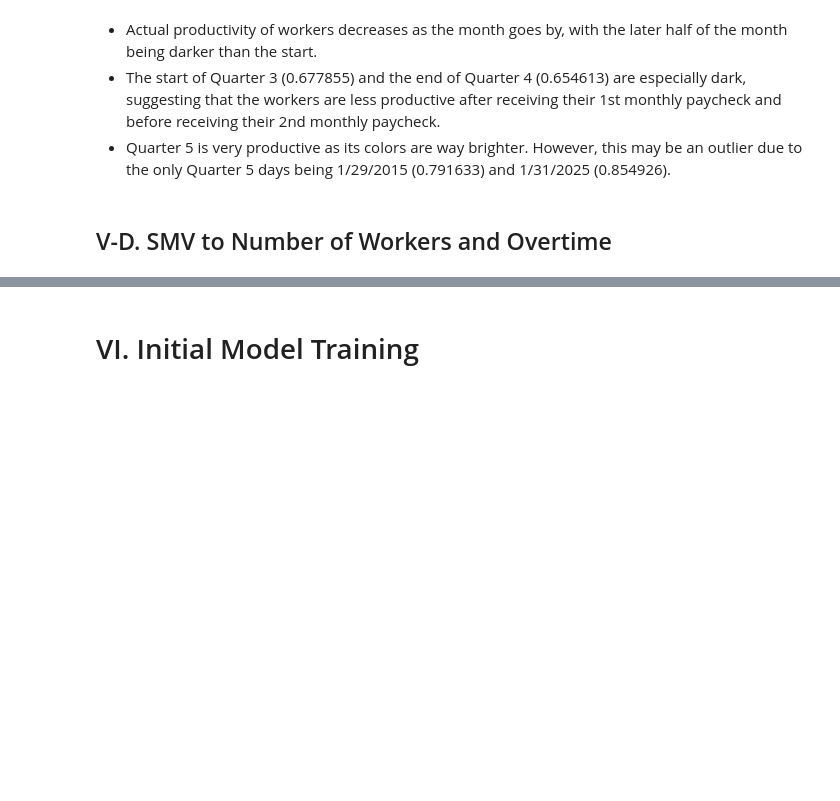
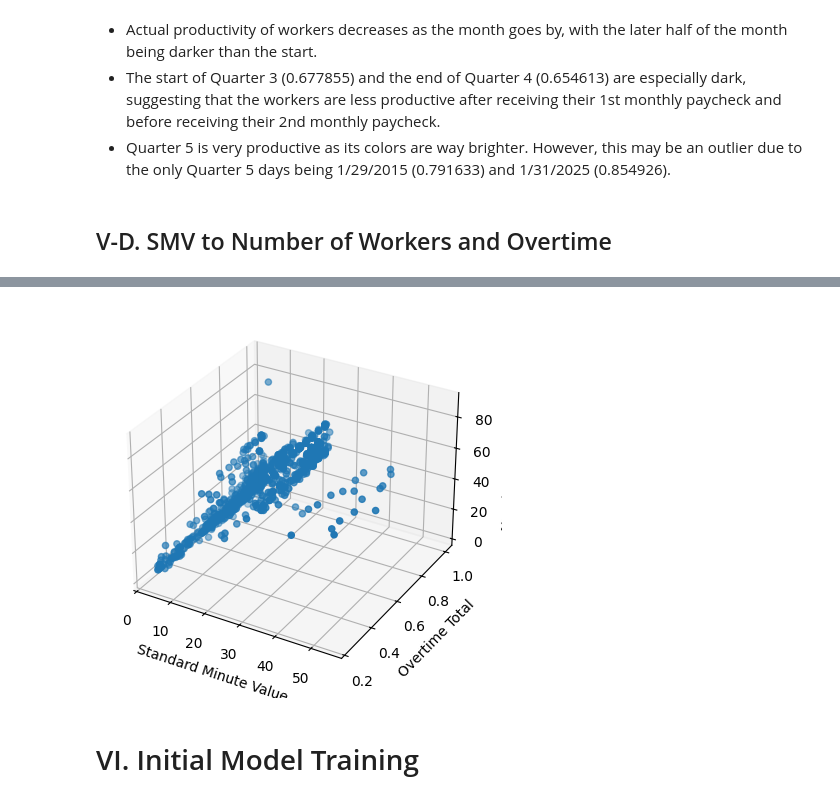
Before and after one commit to TeanConcio/CCPROG1-MP, a Jupyter notebook: machine_project_notebook.ipynb, the cells around one changed output, grey strips where cells are left out. Saved outputs shown, nothing was run; the diff lists cells and outputs as text; code cells hidden in the pictures; blank space fills up the shorter version.

```diff
--- a/machine_project_notebook.ipynb
+++ b/machine_project_notebook.ipynb
@@ -601,2 +608,6 @@ plt.show()
 # %%
-smv_nw_overtime_df = df[['smv', 'no_of_workers', 'over_time']]
+smv_nw_overtime_df = df[['smv', 'no_of_workers', 'over_time', 'overtime_per_worker', 'actual_productivity']]
+# %%
+smv_nw_overtime_df = smv_nw_overtime_df.copy()
+
+smv_nw_overtime_df
@@ -603,3 +628,21 @@ smv_nw_overtime_df = df[['smv', 'no_of_workers', 'over_time']]
+# %%
+x = smv_nw_overtime_df['smv']
+z = smv_nw_overtime_df['no_of_workers']
+y = smv_nw_overtime_df['overtime_per_worker']
+
+fig = plt.figure()
+ax = fig.add_subplot(projection='3d')
+
+ax.scatter(x, y, z)
+
+ax.set_xlabel('Standard Minute Value')
+#plt.ylabel('Number of Workers')
+ax.set_ylabel('Overtime Total')
+ax.set_zlabel('Number of Workers')
+
+plt.show()
+# %% [output]
+[figure, added]
 # %% [markdown]
 # VI. Initial Model Training
 # %% [markdown]
```
Also changed, not shown: parts of 8 cells of this notebook.
